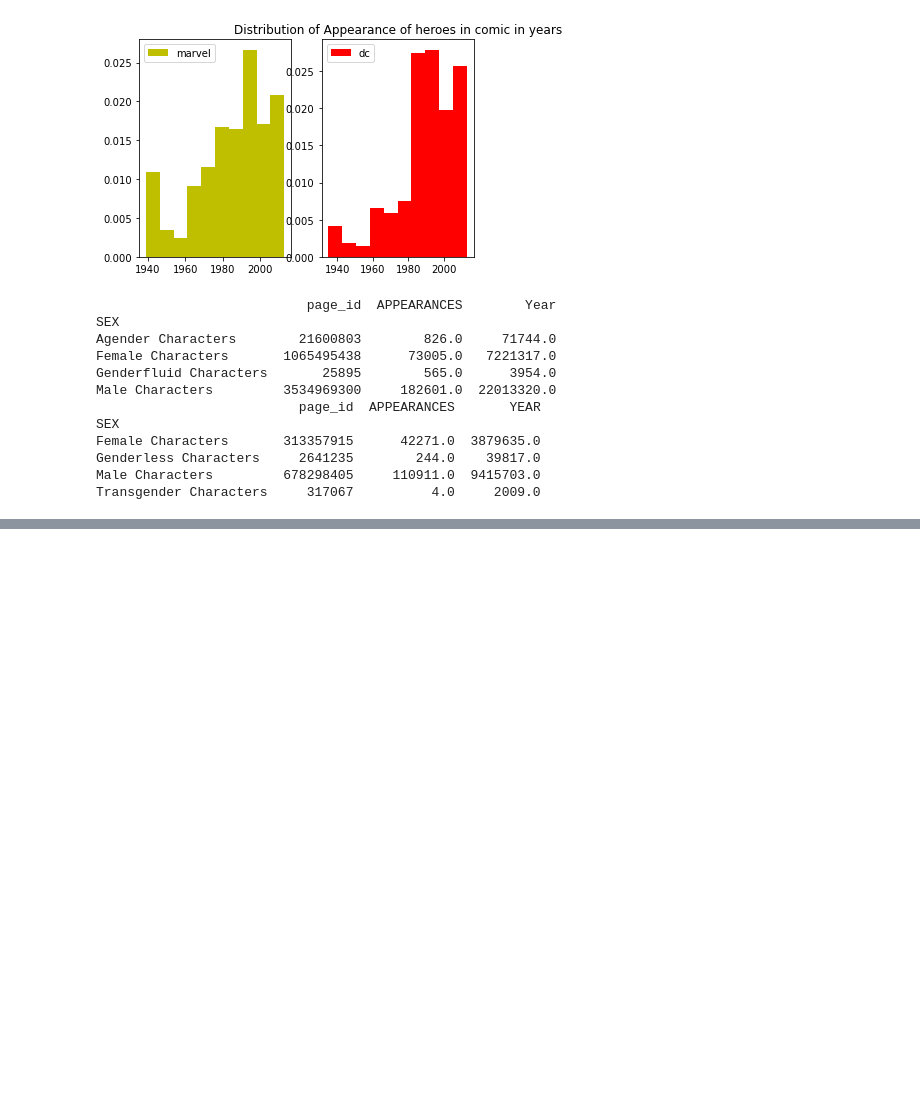
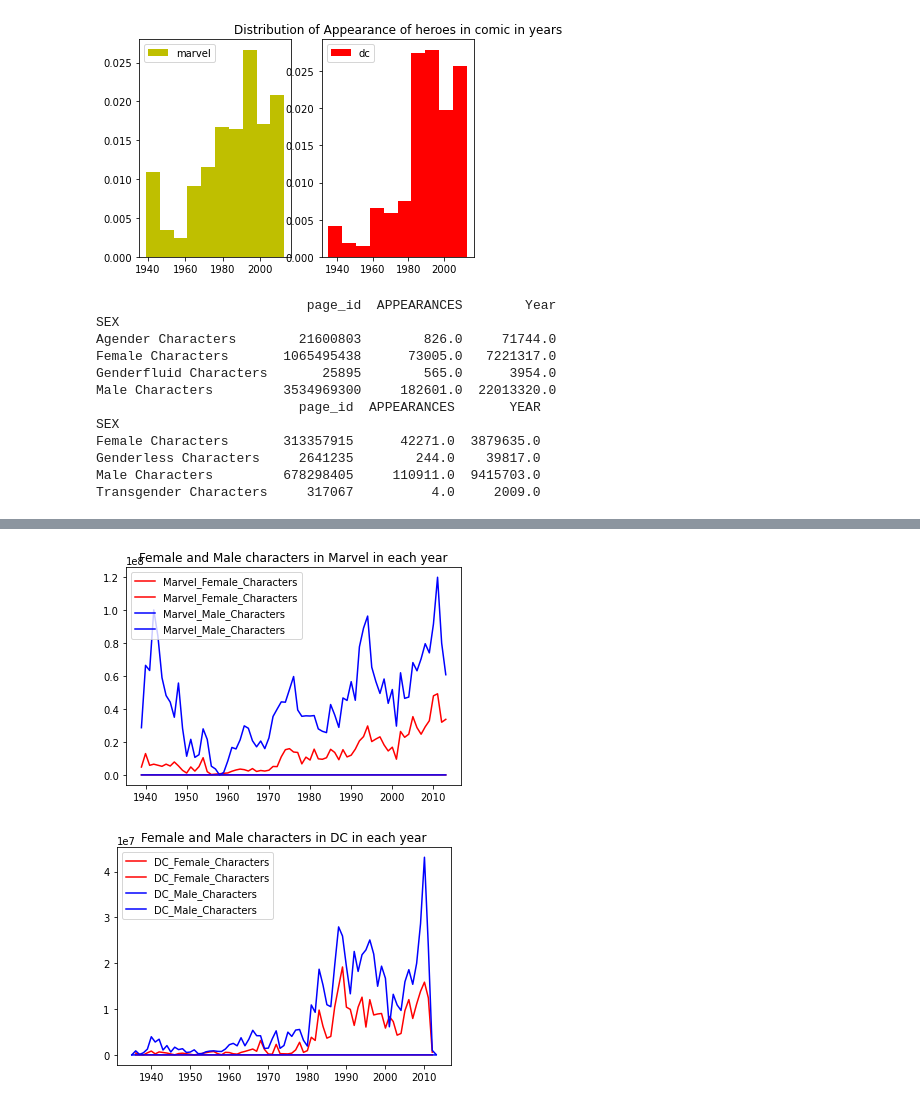
Before and after one commit to SarithaSundaresan/ads_assignment, a Jupyter notebook: assignment_ads.ipynb, the cells around one changed output, grey strips where cells are left out. Saved outputs shown, nothing was run; the diff lists cells and outputs as text; code cells hidden in the pictures; blank space fills up the shorter version.

```diff
--- a/assignment_ads.ipynb
+++ b/assignment_ads.ipynb
@@ -81,0 +89,33 @@ plt.show()
+# %%
+#Female and Male charaters diversity in year basis
+female_characters_marvel_data = marveldata[marveldata.SEX == 'Female Characters']
+male_characters_marvel_data = marveldata[marveldata.SEX == 'Male Characters']
+year_marvel_female = female_characters_marvel_data.groupby('Year').sum()
+year_marvel_male = male_characters_marvel_data.groupby('Year').sum()
+
+
+
+plt.figure(1)
+plt.plot(year_marvel_female,label='Marvel_Female_Characters', color='red')
+plt.plot(year_marvel_male,label='Marvel_Male_Characters', color='blue')
+plt.legend()
+plt.title('Female and Male characters in Marvel in each year')
+plt.show()
+
+
+female_characters_dc_data = dcdata[dcdata.SEX == 'Female Characters']
+male_characters_dc_data = dcdata[dcdata.SEX == 'Male Characters']
+year_dc_female = female_characters_dc_data.groupby('YEAR').sum()
+year_dc_male = male_characters_dc_data.groupby('YEAR').sum()
+
+
+
+plt.figure(1)
+plt.plot(year_dc_female,label ='DC_Female_Characters', color='red')
+plt.plot(year_dc_male,label ='DC_Male_Characters', color='blue')
+plt.legend()
+plt.title('Female and Male characters in DC in each year')
+plt.show()
+# %% [output]
+[figure, added]
+[figure, added]
```
Also changed, not shown: parts of 2 cells of this notebook.
